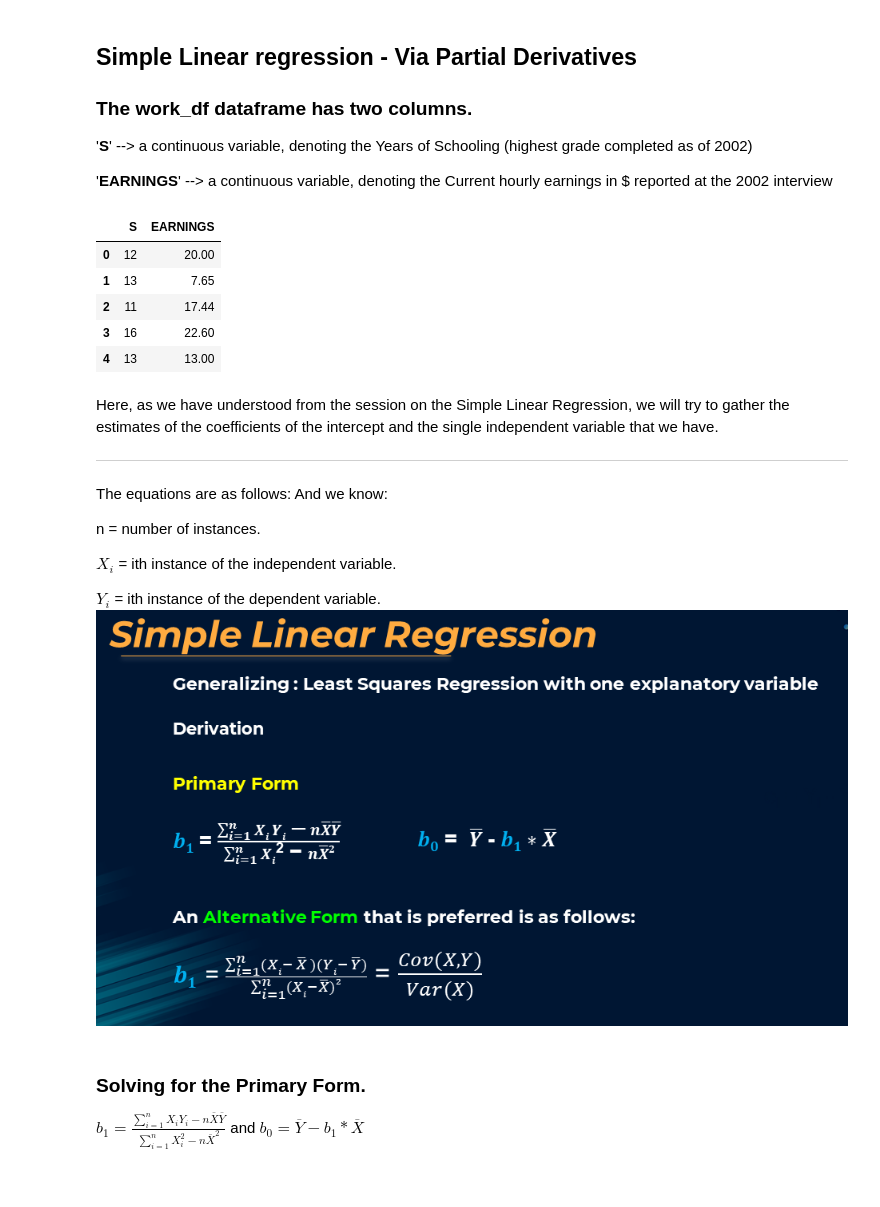
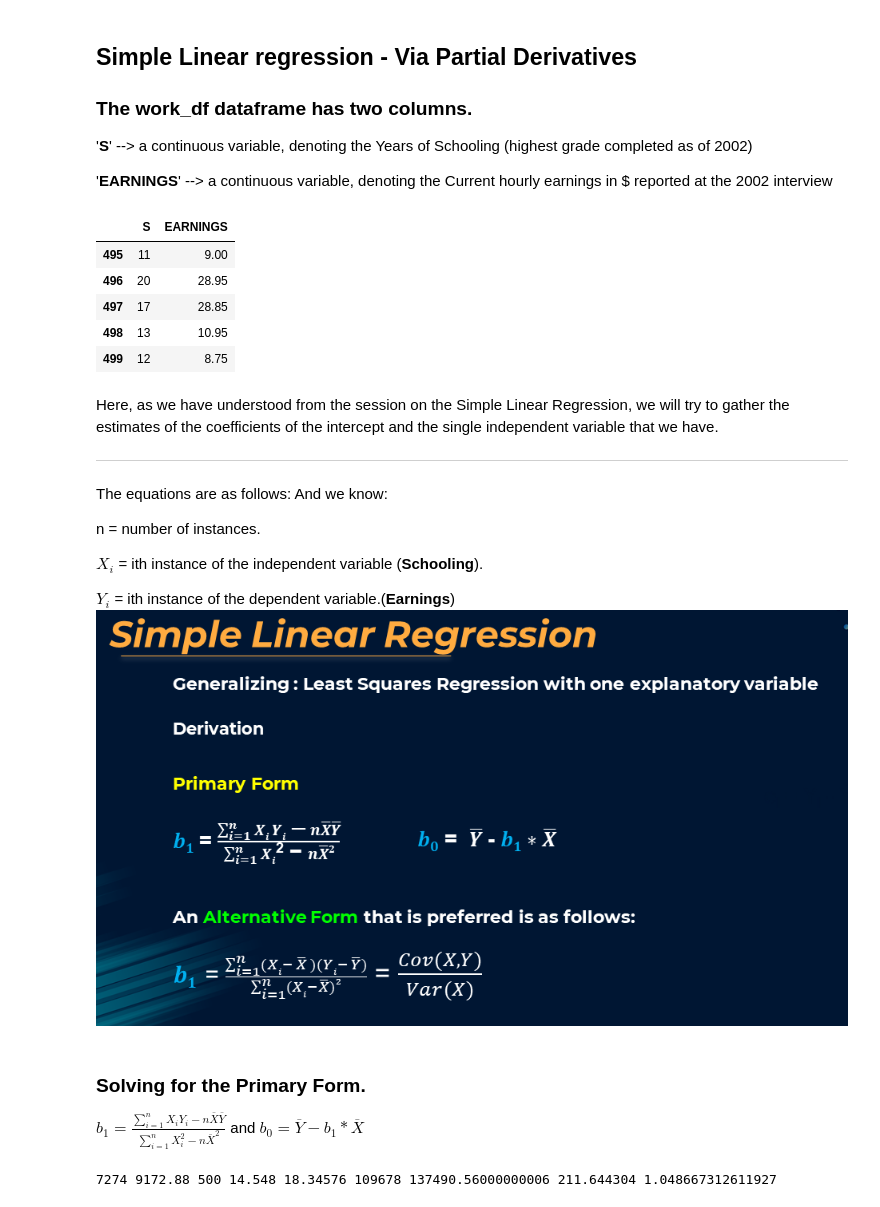
Before and after one commit to ankiboyz/MachineLearningLaunchpad, a Jupyter notebook: SimpleLinearRegression/1_MLL_SLR.ipynb, the cells around one changed output. Cells and saved outputs as stored; diff of their text form; code cells hidden in the pictures.

```diff
--- a/SimpleLinearRegression/1_MLL_SLR.ipynb
+++ b/SimpleLinearRegression/1_MLL_SLR.ipynb
@@ -83,13 +83,14 @@ work_df = EAWE01_df[['S','EARNINGS']]
 '**EARNINGS**' --> a continuous variable, denoting the Current hourly earnings in $ reported at the 2002 interview
 # %%
 work_df.head()
+work_df.tail()
 # %% [output]
 |  | S | EARNINGS |
-| 0 | 12 | 20.00 |
-| 1 | 13 | 7.65 |
-| 2 | 11 | 17.44 |
-| 3 | 16 | 22.60 |
-| 4 | 13 | 13.00 |
+| 495 | 11 | 9.00 |
+| 496 | 20 | 28.95 |
+| 497 | 17 | 28.85 |
+| 498 | 13 | 10.95 |
+| 499 | 12 | 8.75 |
 # %% [markdown]
 Here, as we have understood from the session on the Simple Linear Regression, we will try to gather the estimates of the coefficients of the intercept and the single independent variable that we have.
 
@@ -100,12 +101,39 @@ And we know:
 
 n = number of instances.
 
-$X_i$ = ith instance of the independent variable.
+$X_i$ = ith instance of the independent variable (**Schooling**).
 
-$Y_i$ = ith instance of the dependent variable.
+$Y_i$ = ith instance of the dependent variable.(**Earnings**)
 ![image.png](embedded-picture-1)
 # %% [markdown]
 ### Solving for the Primary Form.
 
 $b_1 =\frac{\sum_{i=1}^nX_iY_i - n\overline{X}\overline{Y}}{\sum_{i=1}^nX_i^2-n\overline{X}^2}$ and $b_0 = \overline{Y}-b_1*\overline{X}$
+# %%
+# Calculating b1 first.
+
+# Step 1 - taking sum of S and EARNINGS, so that mean of them can be calculated.
+sum_S = work_df['S'].sum()
+sum_EARNINGS = work_df['EARNINGS'].sum()
+n = len(work_df.index)
+
+# Calculating the mean values.
+mean_S = sum_S/n
+mean_EARNINGS = sum_EARNINGS/n
+
+# Calculating squared sum of the independent variables i.e. S.
+squared_sum_S = sum(list(map(lambda x:x**2, work_df['S'])))
+
+# Calculating product sum of the independent variables i.e. S. and the dependent variable i.e EARNINGS.
+product_sum_S_EARNINGS = sum(list(map(lambda x,y:x*y , work_df['S'], work_df['EARNINGS'])))
+
+# Calculating square of mean_S.
+mean_S_squared = mean_S**2
+
+# b1 formulae.
+b1 = ((product_sum_S_EARNINGS - n*(mean_S)*(mean_EARNINGS)) / ((squared_sum_S) - n*(mean_S**2)))
+
+print(sum_S, sum_EARNINGS, n, mean_S, mean_EARNINGS, squared_sum_S, product_sum_S_EARNINGS, mean_S_squared, b1)
+# %% [output]
+7274 9172.88 500 14.548 18.34576 109678 137490.56000000006 211.644304 1.048667312611927
 # %%
```
Also changed, not shown: parts of 1 cell of this notebook.
